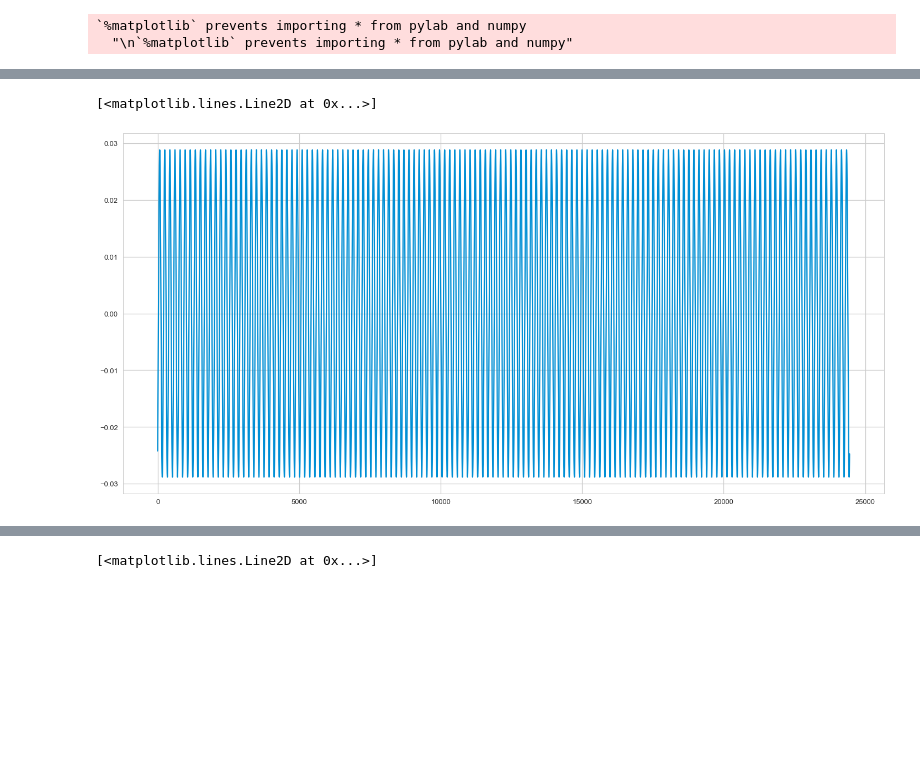
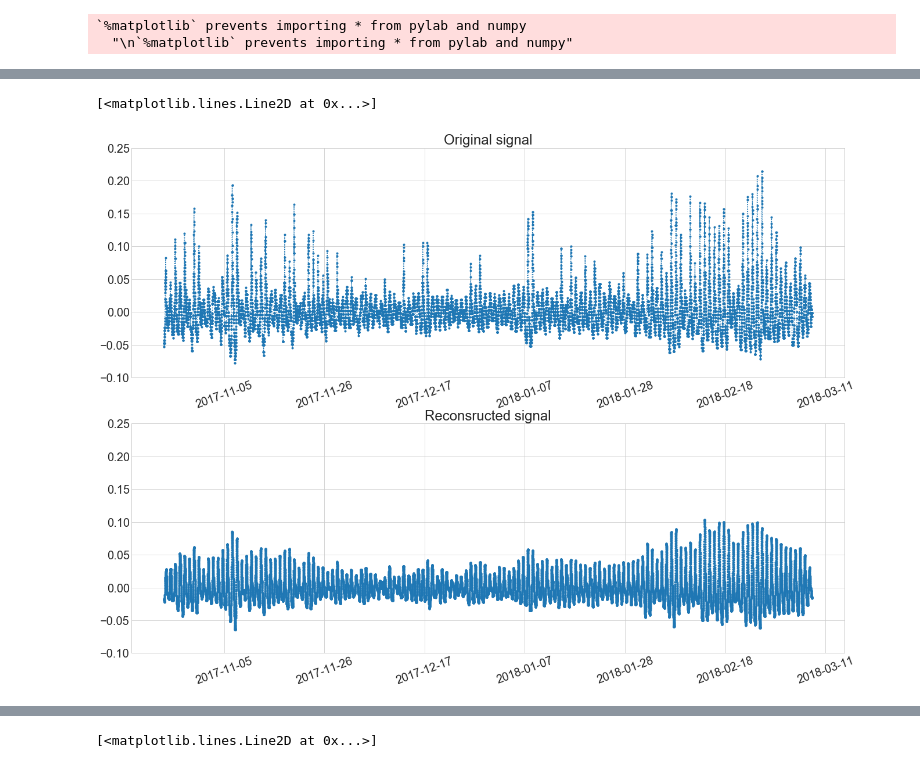
Before and after one commit to palindrome6/modelling_and_simulation, a Jupyter notebook: Signal_analysis.ipynb, the cells around one changed output, grey strips where cells are left out. Drawn from its saved outputs; the diff is of its cells as text; code cells hidden in the pictures; blank space fills up the shorter version.

```diff
--- a/Signal_analysis.ipynb
+++ b/Signal_analysis.ipynb
@@ -110,9 +106,23 @@ plt.plot(f[:12587], abs(y[:12587]));
 # %%
-X_temp_norm_new = [k  if abs(k) > 250 else 0 for k in X_temp_norm]
+
+X_temp_norm_new = [k  if abs(k) > 20 else 0 for k in X_temp_norm]
 # %%
 x_orig = np.fft.ifft(X_temp_norm_new)
-# %%
-plt.plot(x_orig)
-# %% [output]
-[<matplotlib.lines.Line2D at 0x...>]
-[figure, removed]
+# %%
+pylab.rcParams['figure.figsize'] = (22, 16)
+plt.subplots_adjust(wspace=4)
+plt.subplot(211)
+axes = plt.gca()
+axes.set_ylim([-0.1, 0.25])
+plt.title('Original signal')
+plt.xticks(rotation=20)
+plt.plot(norm_df['Time'], norm_df['Temperature_normalized'], linestyle=':', marker='.')
+plt.subplot(212)
+axes = plt.gca()
+axes.set_ylim([-0.1, 0.25])
+plt.title('Reconsructed signal')
+plt.xticks(rotation=20)
+plt.plot(norm_df['Time'], x_orig, linestyle=':', marker='.')
+# %% [output]
+[<matplotlib.lines.Line2D at 0x...>]
+[figure, added]
```
Also changed, not shown: parts of 16 cells of this notebook.
